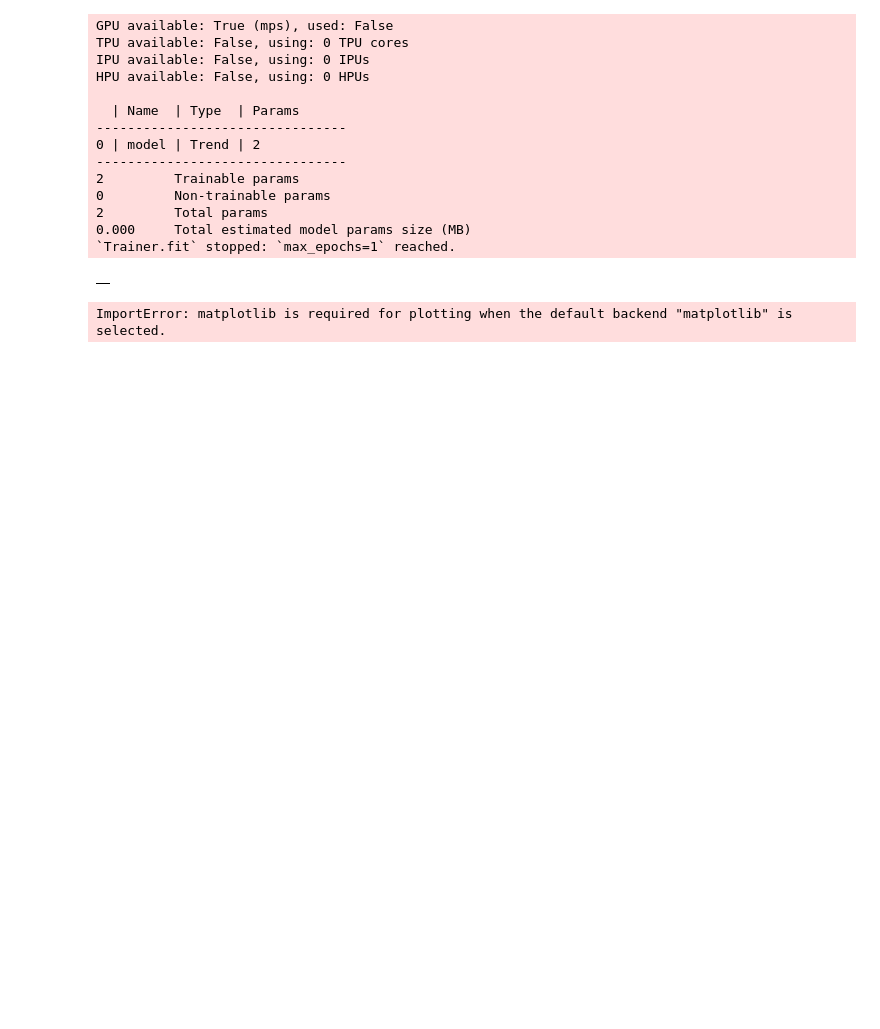
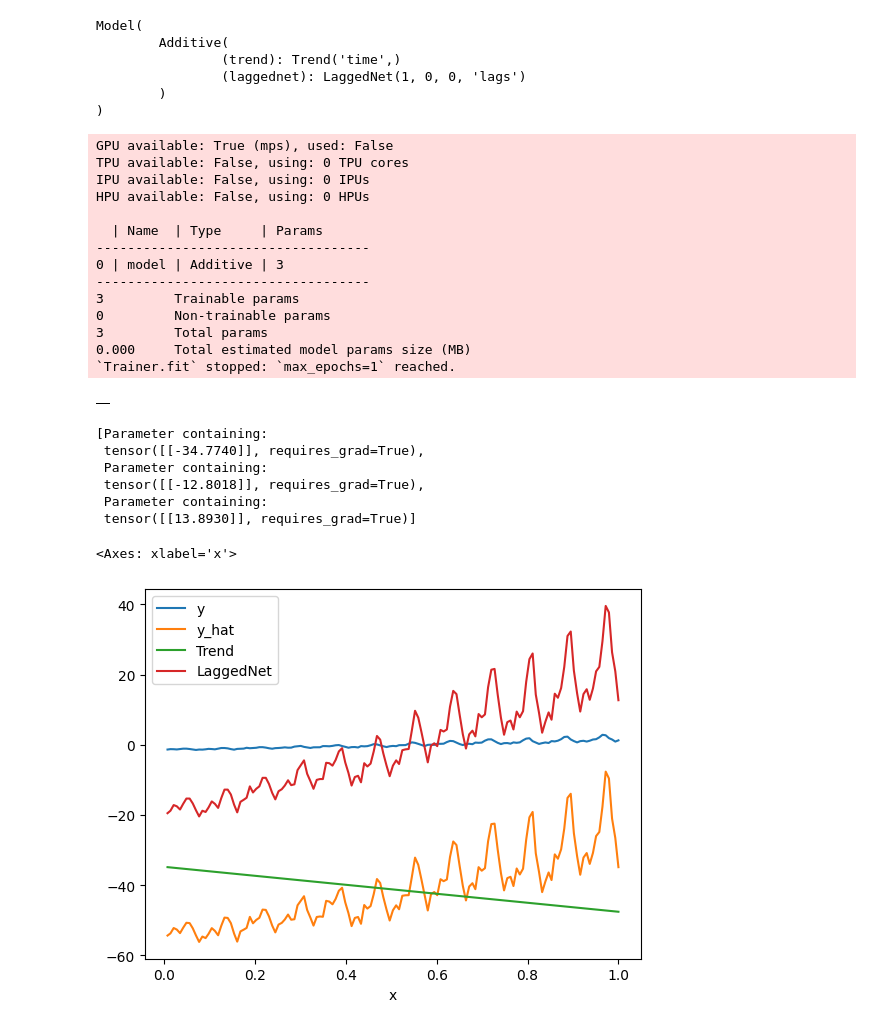
Before and after one commit to karl-richter/ModularProphet, a Jupyter notebook: forecaster.ipynb, the cells around one changed output. Drawn from its saved outputs; the diff is of its cells as text; code cells hidden in the pictures; blank space fills up the shorter version.

```diff
--- a/forecaster.ipynb
+++ b/forecaster.ipynb
@@ -27,28 +28,46 @@ config = ConfigFactory.parse_string(json.dumps({
     }
 }))
 # %%
-m = ModularProphet(Trend())
+m = ModularProphet(Additive(Trend(), LaggedNet(n_lags=1)))
+m
+# %% [output]
+Model(
+        Additive(
+                (trend): Trend('time',)
+                (laggednet): LaggedNet(1, 0, 0, 'lags')
+        )
+)
 # %%
-m.fit(df, config)
+m.fit(df, config, n_forecasts=1)
 # %% [output]
 GPU available: True (mps), used: False
 TPU available: False, using: 0 TPU cores
 IPU available: False, using: 0 IPUs
 HPU available: False, using: 0 HPUs
 
-  | Name  | Type  | Params
---------------------------------
-0 | model | Trend | 2
---------------------------------
-2         Trainable params
+  | Name  | Type     | Params
+-----------------------------------
+0 | model | Additive | 3
+-----------------------------------
+3         Trainable params
 0         Non-trainable params
-2         Total params
+3         Total params
 0.000     Total estimated model params size (MB)
 `Trainer.fit` stopped: `max_epochs=1` reached.
 |  |
+# %%
+list(m.model.parameters())
+# %% [output]
+[Parameter containing:
+ tensor([[-34.7740]], requires_grad=True),
+ Parameter containing:
+ tensor([[-12.8018]], requires_grad=True),
+ Parameter containing:
+ tensor([[13.8930]], requires_grad=True)]
 # %%
 prediction = m.predict(df)
-# %%
-prediction.plot()
-# %% [output]
-ImportError: matplotlib is required for plotting when the default backend "matplotlib" is selected.
+# %%
+prediction.plot(x="x", y=[c for c in prediction.columns if c != "x"])
+# %% [output]
+<Axes: xlabel='x'>
+[figure, added]
```
Also changed, not shown: parts of 1 cell of this notebook, 7 other files.
